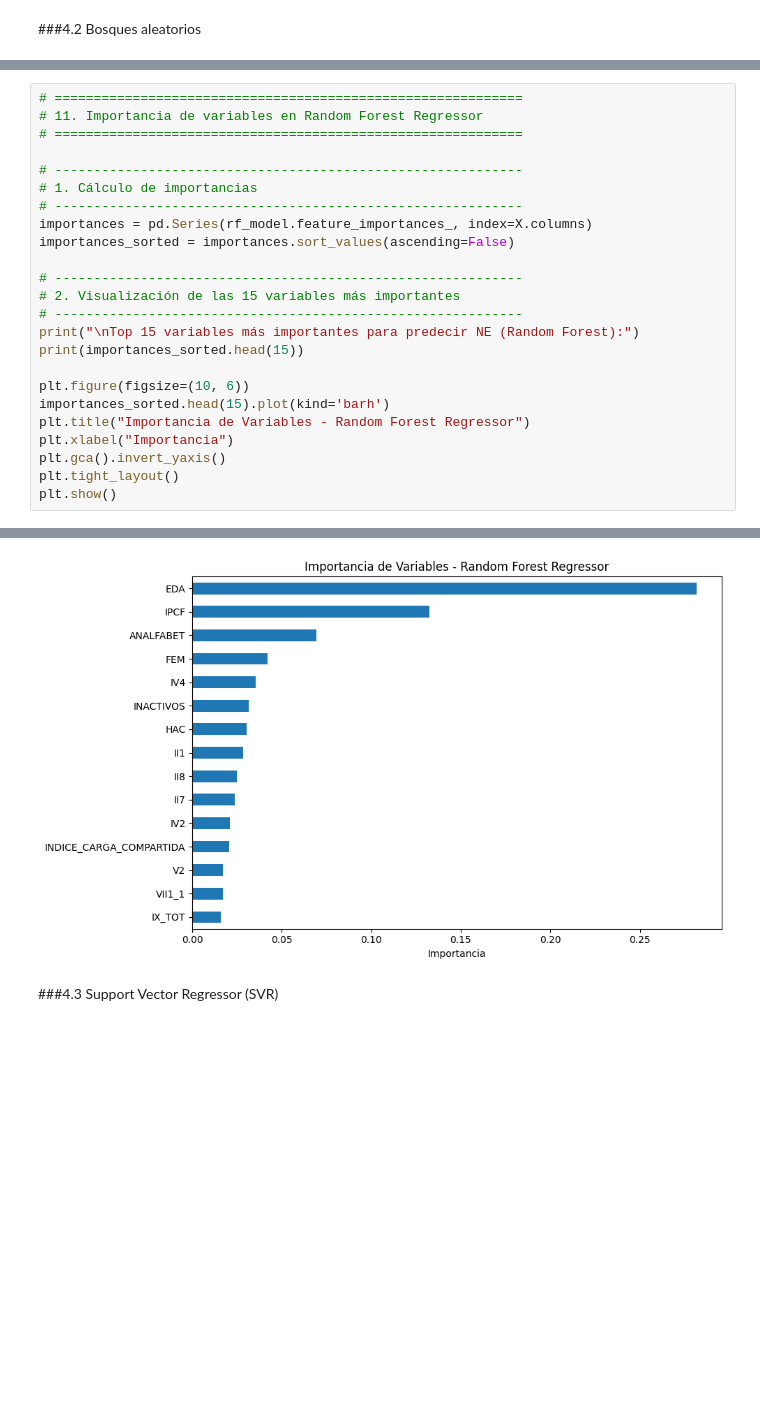
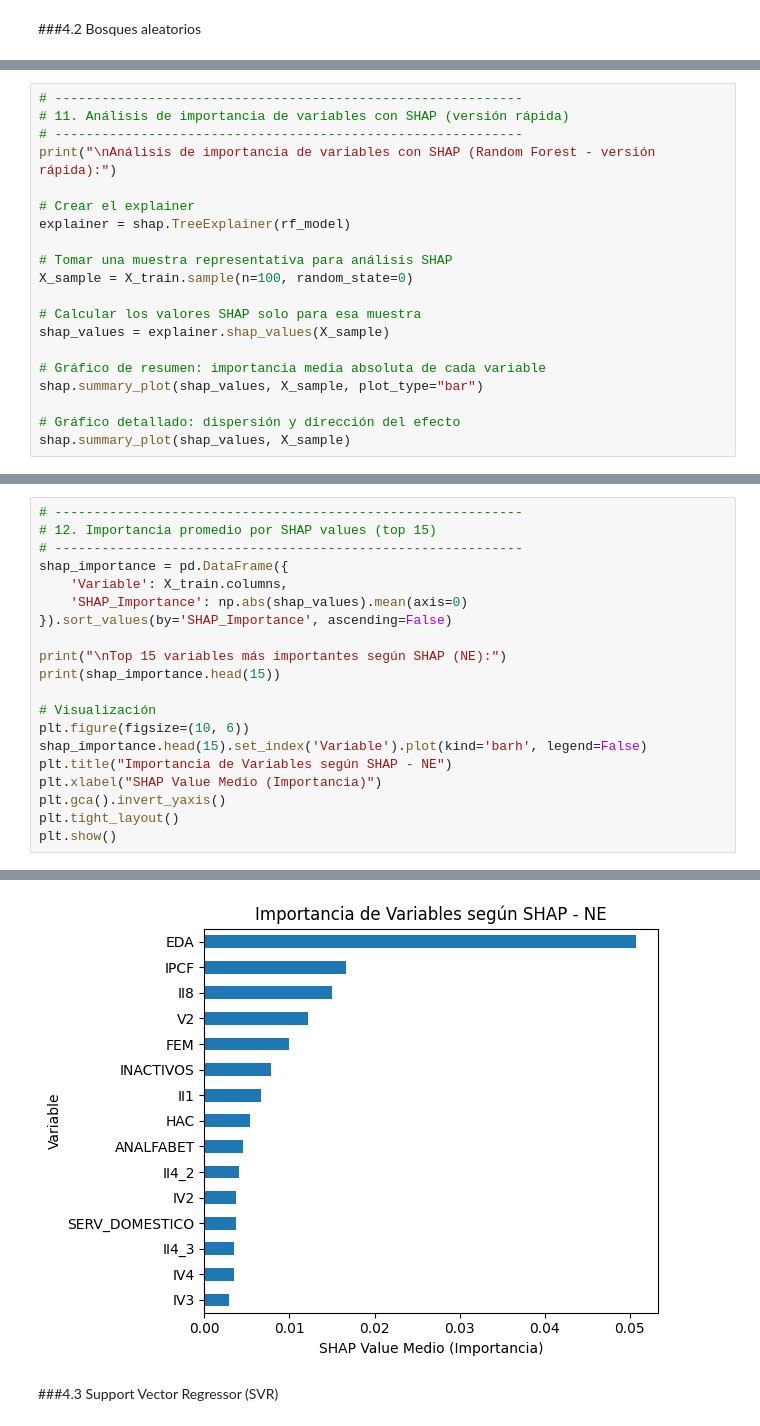
Before and after one commit to santiagoriverti/prediccion_nivel_educativo, a Jupyter notebook: scripts/prediccion_nivel_educativo.ipynb, the cells around one changed output, grey strips where cells are left out. Cells and saved outputs as stored; diff of their text form; blank space fills up the shorter version.

Commit message:
Inclusion shap

```diff
--- a/scripts/prediccion_nivel_educativo.ipynb
+++ b/scripts/prediccion_nivel_educativo.ipynb
@@ -540,0 +545,20 @@ Resultados incluyendo Random Forest:
+# %%
+# ------------------------------------------------------------
+# 11. Análisis de importancia de variables con SHAP (versión rápida)
+# ------------------------------------------------------------
+print("\nAnálisis de importancia de variables con SHAP (Random Forest - versión rápida):")
+
+# Crear el explainer
+explainer = shap.TreeExplainer(rf_model)
+
+# Tomar una muestra representativa para análisis SHAP
+X_sample = X_train.sample(n=100, random_state=0)
+
+# Calcular los valores SHAP solo para esa muestra
+shap_values = explainer.shap_values(X_sample)
+
+# Gráfico de resumen: importancia media absoluta de cada variable
+shap.summary_plot(shap_values, X_sample, plot_type="bar")
+
+# Gráfico detallado: dispersión y dirección del efecto
+shap.summary_plot(shap_values, X_sample)
@@ -541,24 +575,20 @@ Resultados incluyendo Random Forest:
 # %%
-# ============================================================
-# 11. Importancia de variables en Random Forest Regressor
-# ============================================================
+# ------------------------------------------------------------
+# 12. Importancia promedio por SHAP values (top 15)
+# ------------------------------------------------------------
+shap_importance = pd.DataFrame({
+    'Variable': X_train.columns,
+    'SHAP_Importance': np.abs(shap_values).mean(axis=0)
+}).sort_values(by='SHAP_Importance', ascending=False)
 
-# ------------------------------------------------------------
-# 1. Cálculo de importancias
-# ------------------------------------------------------------
-importances = pd.Series(rf_model.feature_importances_, index=X.columns)
-importances_sorted = importances.sort_values(ascending=False)
+print("\nTop 15 variables más importantes según SHAP (NE):")
+print(shap_importance.head(15))
 
-# ------------------------------------------------------------
-# 2. Visualización de las 15 variables más importantes
-# ------------------------------------------------------------
-print("\nTop 15 variables más importantes para predecir NE (Random Forest):")
-print(importances_sorted.head(15))
-
+# Visualización
 plt.figure(figsize=(10, 6))
-importances_sorted.head(15).plot(kind='barh')
-plt.title("Importancia de Variables - Random Forest Regressor")
-plt.xlabel("Importancia")
+shap_importance.head(15).set_index('Variable').plot(kind='barh', legend=False)
+plt.title("Importancia de Variables según SHAP - NE")
+plt.xlabel("SHAP Value Medio (Importancia)")
 plt.gca().invert_yaxis()
 plt.tight_layout()
 plt.show()
@@ -583,4 +614,4 @@ dtype: float64
-[figure, old version]
+[figure, new version]
 # %% [markdown]
 ###4.3 Support Vector Regressor (SVR)
 # %%
```
Also changed, not shown: parts of 14 cells of this notebook.
